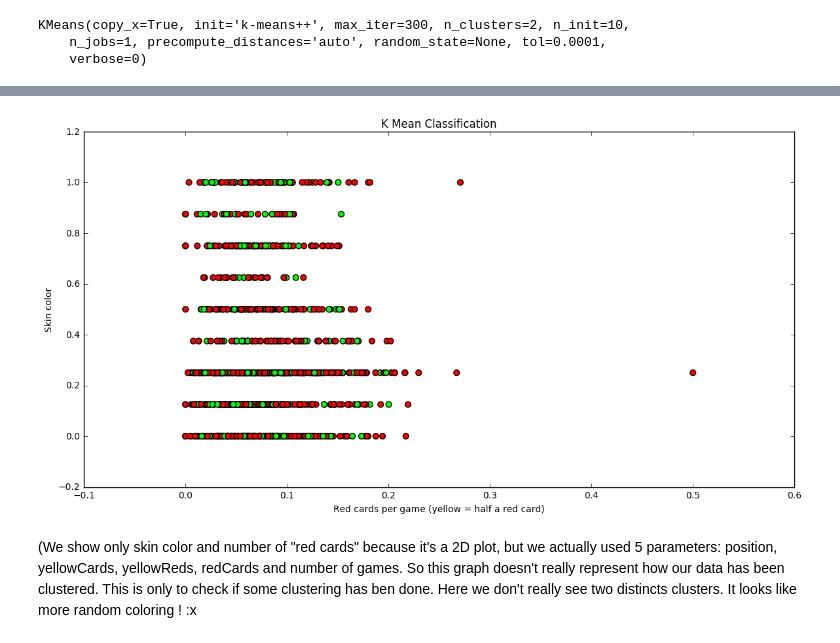
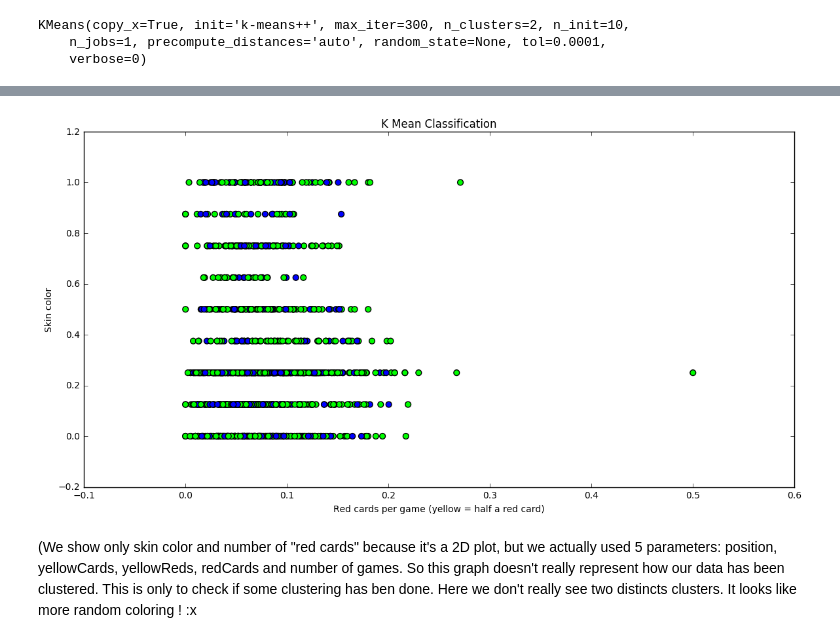
Before and after one commit to Merinorus/adaisawesome, a Jupyter notebook: Homework/04 - Applied ML/Homework04_Referees_teamawesome_Q2.ipynb, the cells around one changed output, grey strips where cells are left out. Cells and saved outputs as stored; diff of their text form; code cells hidden in the pictures.

```diff
--- a/Homework/04 - Applied ML/Homework04_Referees_teamawesome_Q2.ipynb
+++ b/Homework/04 - Applied ML/Homework04_Referees_teamawesome_Q2.ipynb
@@ -173,19 +170,19 @@ array([1, 1, 1, ..., 1, 0, 0])
 # %%
 # View the results
 # Set the size of the plot
 plt.figure(figsize=(14,7))
 
 # Create a colormap for the two clusters
-colormap = np.array(['red', 'lime'])
+colormap = np.array(['blue', 'lime'])
 
 # Plot the Model Classification PARTIALLY
 plt.scatter((0.5*x.yellowCards + x.yellowReds + x.redCards)/x.games, x.skinColor, c=colormap[model.labels_], s=40)
 plt.xlabel('Red cards per game (yellow = half a red card)')
 plt.ylabel('Skin color')
 plt.title('K Mean Classification')
 plt.show()
 # %% [output]
-[figure, old version]
+[figure, new version]
 # %% [markdown]
 (We show only skin color and number of "red cards" because it's a 2D plot, but we actually used 5 parameters: position, yellowCards, yellowReds, redCards and number of games. So this graph doesn't really represent how our data has been clustered.
 This is only to check if some clustering has ben done. Here we don't really see two distincts clusters. It looks like more random coloring ! :x
```
Also changed, not shown: parts of 14 cells of this notebook, 2 other files.
